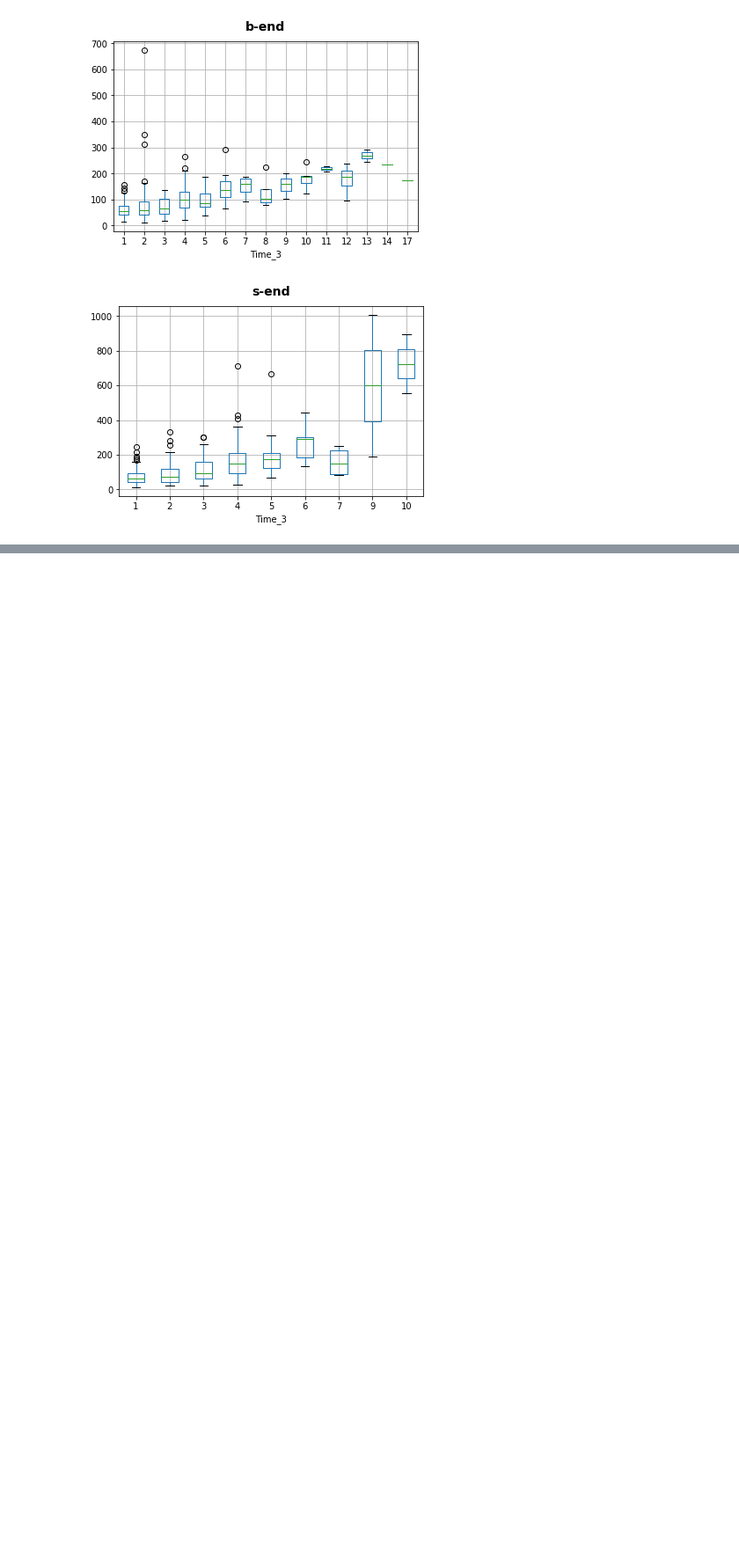
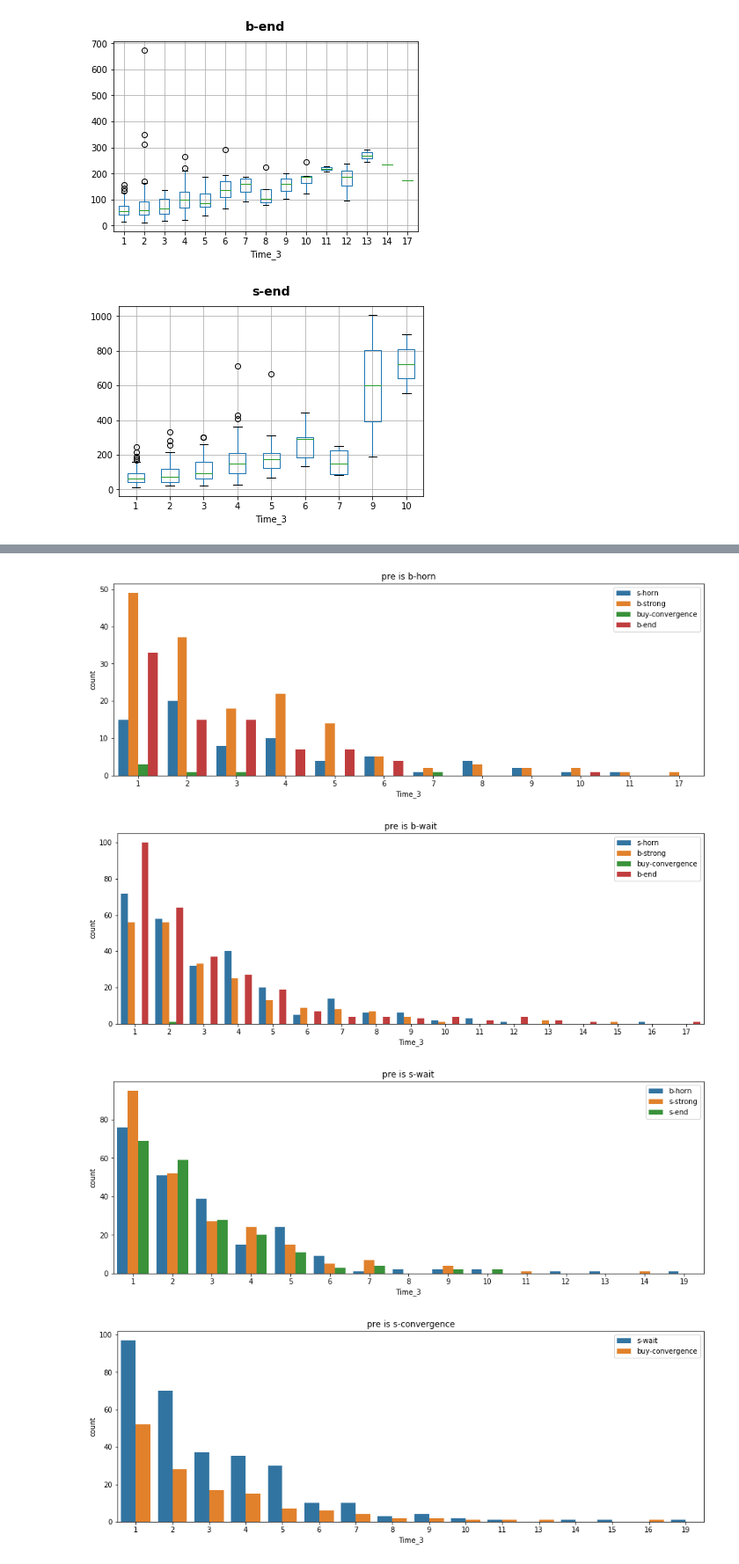
Before and after one commit to wcchang1019/Python-Futures, a Jupyter notebook: LineChart-Statistics.ipynb, the cells around one changed output, grey strips where cells are left out. Shown at 88% size. Saved outputs shown, nothing was run; the diff lists cells and outputs as text; code cells hidden in the pictures; blank space fills up the shorter version.

Commit message:
add new chart

```diff
--- a/LineChart-Statistics.ipynb
+++ b/LineChart-Statistics.ipynb
@@ -135,0 +115,4 @@ dfgroupedlist[0][1]
+# %%
+df_group_pre = df.groupby('pre')
+import seaborn as sns
+list(df_group_pre)[1][1]
@@ -135,0 +138,17 @@ dfgroupedlist[0][1]
+# %%
+def countplot_time3_know_pre(num):
+    plt.figure(figsize=(15,5))
+    pl = sns.countplot(data=list(df_group_pre)[num][1],x='Time_3',hue='Category')
+    L=plt.legend(loc=1)
+    for x in range(0,len(L.get_texts())):
+        tmp=L.get_texts()[x].get_text()
+        L.get_texts()[x].set_text(dict_category[int(tmp)])
+    plt.title('pre is '+dict_category[num])
+# %%
+for x in range(1,11):
+    countplot_time3_know_pre(x)
+# %% [output]
+[figure, added]
+[figure, added]
+[figure, added]
+[figure, added]
```
Also changed, not shown: parts of 10 cells of this notebook, 1 other file.
